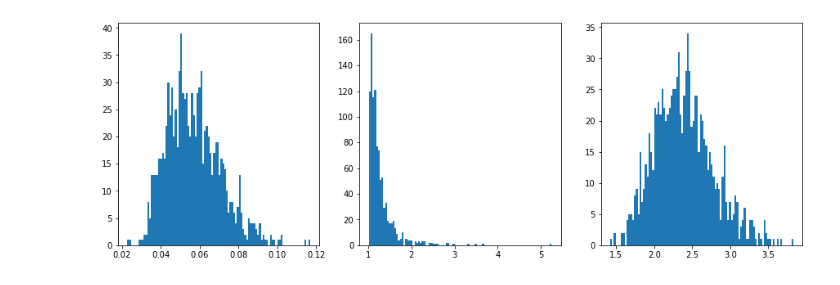
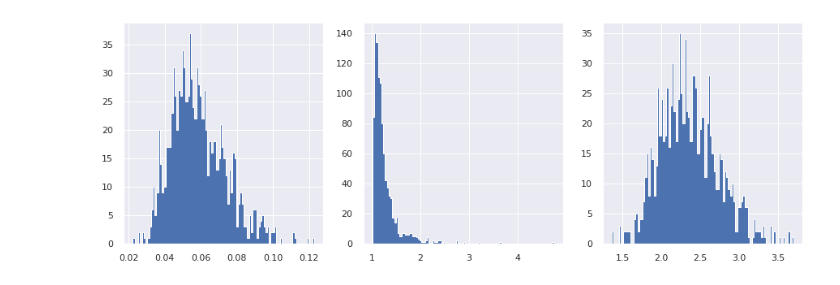
Before and after one commit to dimarkov/predchange, a Jupyter notebook: fit_behavioural_data.ipynb, the cells around one changed output. Saved outputs shown, nothing was run; the diff lists cells and outputs as text; code cells hidden in the pictures.

```diff
--- a/fit_behavioural_data.ipynb
+++ b/fit_behavioural_data.ipynb
@@ -2,6 +2,8 @@
 from os import walk
 
 import matplotlib.pyplot as plt
+import seaborn as sns
+sns.set(context='notebook', color_codes=True)
 
 import numpy as np
 import pandas as pd
@@ -95,5 +97,5 @@ Finished [100%]: Average Loss = 840.68
 # %%
-varnames = ['c0', 'beta', 'delta', 'r', 'muA', 'muB']
+varnames = ['c0', 'beta', 'delta', 'r', 'muA', 'muB', 'G']
 edhmm_sample, pplme, plike2 = sample_from_posterior(approx_edhmm,
                                               varnames,
                                               n_subs,
@@ -107,11 +109,11 @@ edhmm_sample, pplme, plike2 = sample_from_posterior(approx_edhmm,
 # store['edhmm/plike2'] = pd.DataFrame(plike2)
 # store.close()
 # %%
-subject = 0  # integer value between 0 and 21
+sidx = 0  # subject index - integer value between 0 and 21
 
 fig, axes = plt.subplots(1, 3, figsize=(15, 5));
-axes[0].hist(edhmm_sample['delta__{}'.format(subject)], bins=100);
-axes[1].hist(edhmm_sample['r__{}'.format(subject)], bins=100);
-axes[2].hist(edhmm_sample['beta__{}'.format(subject)], bins=100);
+axes[0].hist(edhmm_sample['delta__{}'.format(sidx)], bins=100, histtype='stepfilled');
+axes[1].hist(edhmm_sample['r__{}'.format(sidx)], bins=100, histtype='stepfilled');
+axes[2].hist(edhmm_sample['beta__{}'.format(sidx)], bins=100, histtype='stepfilled');
 # %% [output]
-[figure, old version]
+[figure, new version]
```
Also changed, not shown: parts of 10 cells of this notebook, 6 other files.
